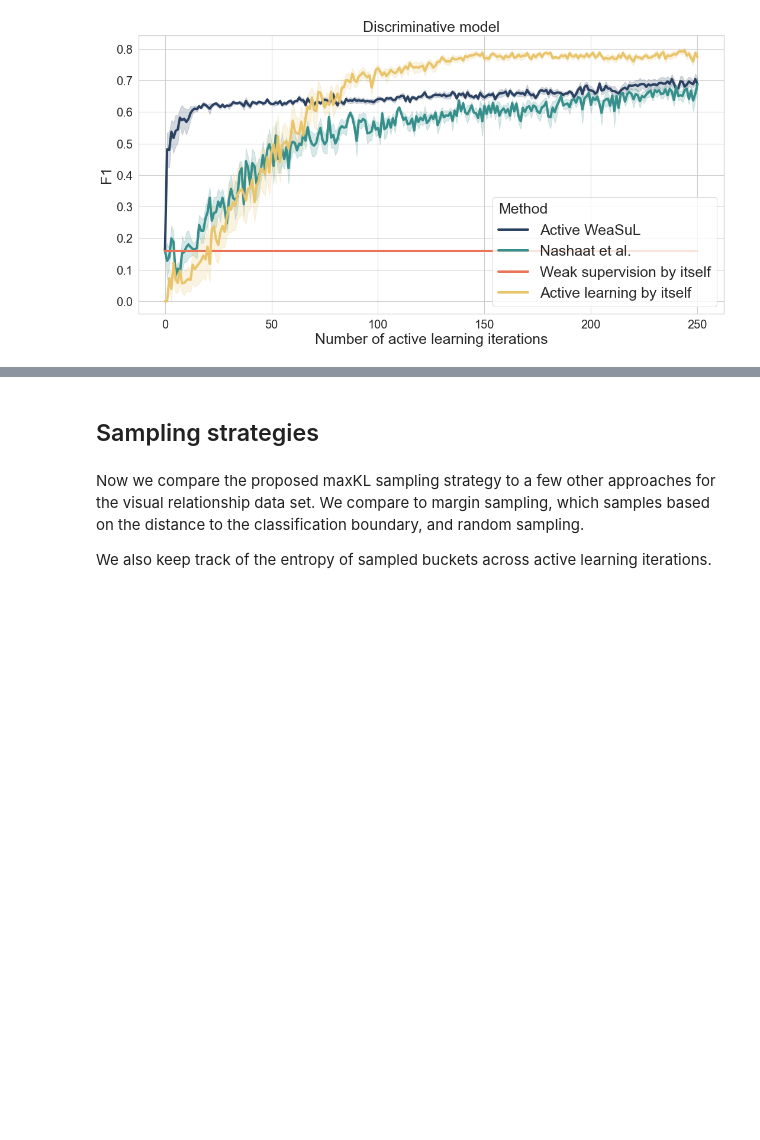
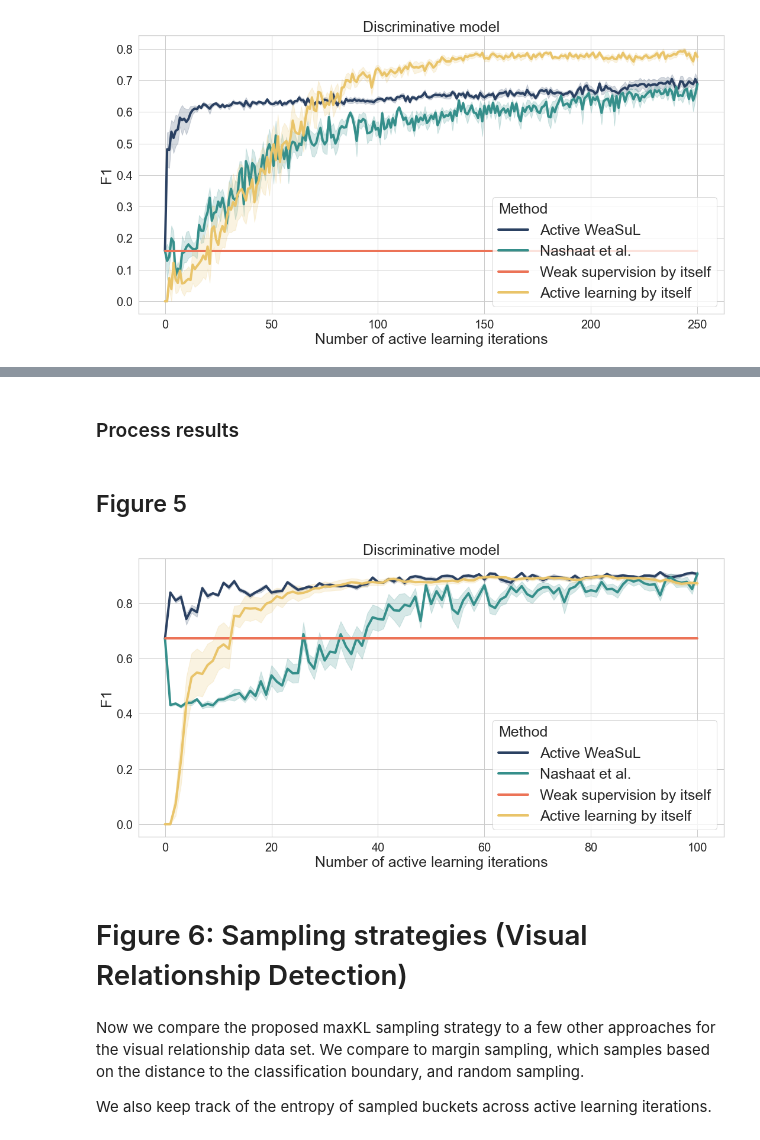
Before and after one commit to SamanthaBiegel/ActiveWeaSuL, a Jupyter notebook: notebooks/experiments.ipynb, the cells around one changed output, grey strips where cells are left out. Saved outputs shown, nothing was run; the diff lists cells and outputs as text; code cells hidden in the pictures; blank space fills up the shorter version.

```diff
--- a/notebooks/experiments.ipynb
+++ b/notebooks/experiments.ipynb
@@ -439,0 +493,4 @@ plt.show()
+# %%
+np.random.seed(25)
+aw_exp_kwargs_5["seeds"]= np.random.randint(0,1000,10)
+metrics_nashaat_5, _ = active_weasul_experiment(**exp_kwargs_5, **aw_exp_kwargs_5, query_strategy="nashaat")
@@ -440,5 +506,50 @@ plt.show()
+# %%
+metrics_activelearning_5 = active_learning_experiment(**exp_kwargs_5, **al_exp_kwargs_5, solver="liblinear")
+# %% [markdown]
+### Process results
+# %%
+# Transform results into dataframes and merge
+
+metric_dfs_5 = pd.concat([process_exp_dict(metrics_maxkl_5, "Active WeaSuL"),
+                        process_exp_dict(metrics_nashaat_5, "Nashaat et al."),
+                        process_exp_dict(metrics_activelearning_5, "Active learning by itself")]).reset_index(level=0).rename(columns={"level_0": "Run"})
+
+# Add weak supervision baseline
+metric_dfs_incl_ws_5 = add_weak_supervision_baseline(metric_dfs_5, al_it_5)
+# %%
+# Filter to plot only F1 metric and test set
+
+metric_dfs_incl_ws_5 = metric_dfs_incl_ws_5[metric_dfs_incl_ws_5["Metric"] == "F1"]
+metric_dfs_incl_ws_5 = metric_dfs_incl_ws_5[metric_dfs_incl_ws_5["Set"] == "test"]
+metric_dfs_incl_ws_5["Value"] = metric_dfs_incl_ws_5["Value"].fillna(0)
+# %% [markdown]
+## Figure 5
+# %%
+fig, axes = plt.subplots(1, 1, figsize=(15,8))
+
+sns.lineplot(data=metric_dfs_incl_ws_5[metric_dfs_incl_ws_5["Model"] == "Discriminative"], **plotting_kwargs,
+            hue_order=["Active WeaSuL", "Nashaat et al.", "Weak supervision by itself", "Active learning by itself"])
+
+axes.set_title("Discriminative model", fontsize=font_size)
+
+# Legend
+handles, labels = axes.get_legend_handles_labels()
+[ha.set_linewidth(linewidth) for ha in handles]
+leg = axes.legend(handles=handles, labels=labels[0:6], loc="lower right", title="Method",
+                     fontsize=legend_size, title_fontsize=legend_size)
+leg._legend_box.align = "left"
+
+# Axes
+axes.tick_params(axis='both', which='major', labelsize=tick_size)
+axes.set_xlabel("Number of active learning iterations", fontsize=font_size)
+axes.set_ylabel("F1", fontsize=font_size)
+
+plt.tight_layout()
+plt.show()
+# %% [output]
+[figure, added]
 # %% [markdown]
-## Sampling strategies
+# Figure 6: Sampling strategies (Visual Relationship Detection)
 # %% [markdown]
 Now we compare the proposed maxKL sampling strategy to a few other approaches for the visual relationship data set. We compare to margin sampling, which samples based on the distance to the classification boundary, and random sampling.
 
```
Also changed, not shown: parts of 79 cells of this notebook, 1 other file.
